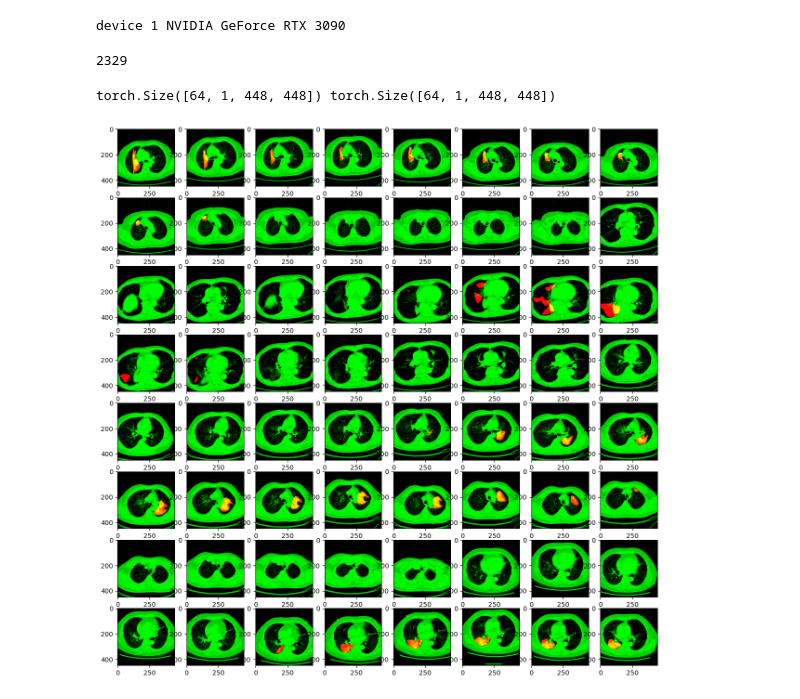
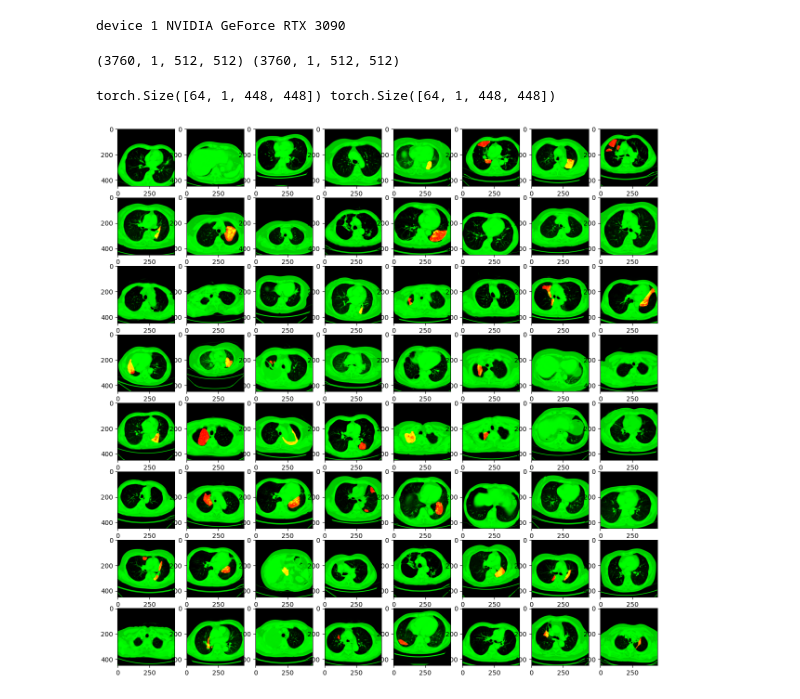
Before and after one commit to acqxi/rili, a Jupyter notebook: RILI-2019-2020/flow-gpu1.ipynb, the cells around one changed output. Cells and saved outputs as stored; diff of their text form; code cells hidden in the pictures.

```diff
--- a/RILI-2019-2020/flow-gpu1.ipynb
+++ b/RILI-2019-2020/flow-gpu1.ipynb
@@ -60,8 +22,18 @@ print("device", torch.cuda.current_device(), torch.cuda.get_device_name(torch.cu
 # %% [output]
 device 1 NVIDIA GeForce RTX 3090
 # %%
-len(np.load("ct2019.npy"))
+INIT_LR = 0.001
+NUM_EPOCHS = 100
+BATCH_SIZE = 64
+IMG_SIZE = 448
+EXP_NAME = "exp7"
+
+raw_images = np.concatenate([np.load("ct2019.npy"), np.load("ct2020.npy")], axis=0)
+raw_masks = np.concatenate([np.load("mask2019.npy"), np.load("mask2020.npy")], axis=0)
+split = 3000
+
+print(raw_images.shape, raw_masks.shape)
 # %% [output]
-2329
+(3760, 1, 512, 512) (3760, 1, 512, 512)
 # %%
 class SegmentationDataset(Dataset):
@@ -102,40 +77,43 @@ class SegmentationDataset(Dataset):
         return (img, mask)
 # %%
 tds = SegmentationDataset(
-    imagePath="ct2019.npy",
-    maskPath="mask2019.npy",
+    images=raw_images,
+    masks=raw_masks,
     start=0,
-    end=2000,
+    end=split,
     hu1=-900,
     hu2=100,
-    xfmr=xfmrs.Compose([xfmrs.ToTensor(), xfmrs.Resize((512, 512)), xfmrs.RandomCrop((448, 448))]),
-    xfmr_img=xfmrs.Compose([xfmrs.Normalize(0.5, 0.5)]),
+    xfm=xfms.Compose([xfms.ToTensor(), xfms.Resize((512, 512)),
+                      xfms.RandomCrop((IMG_SIZE, IMG_SIZE))]),
+    xfm_img=xfms.Compose([xfms.Normalize(0.5, 0.5)]),
 )
-tdl = DataLoader(tds, batch_size=16, shuffle=True)
+tdl = DataLoader(tds, batch_size=BATCH_SIZE, shuffle=True, num_workers=12, pin_memory=True)
 
 vds = SegmentationDataset(
-    imagePath="ct2019.npy",
-    maskPath="mask2019.npy",
-    start=2000,
-    end=2329,
+    images=raw_images,
+    masks=raw_masks,
+    start=split,
+    end=-1,
     hu1=-900,
     hu2=100,
-    xfmr=xfmrs.Compose([xfmrs.ToTensor(), xfmrs.Resize((512, 512)), xfmrs.RandomCrop((448, 448))]),
-    xfmr_img=xfmrs.Compose([xfmrs.Normalize(0.5, 0.5)]),
+    xfm=xfms.Compose([xfms.ToTensor(), xfms.Resize((512, 512)),
+                      xfms.RandomCrop((IMG_SIZE, IMG_SIZE))]),
+    xfm_img=xfms.Compose([xfms.Normalize(0.5, 0.5)]),
 )
-vdl = DataLoader(vds, batch_size=BATCH_SIZE, shuffle=False)
+vdl = DataLoader(vds, batch_size=BATCH_SIZE, shuffle=False, num_workers=12, pin_memory=True)
 
-for i, (imgs, masks) in enumerate(vdl):
+for i, (imgs, masks) in enumerate(tdl):
     print(imgs.shape, masks.shape)
     plt.figure(figsize=(15, 15))
     for ii, (img, mask) in enumerate(zip(imgs, masks)):
 
         plt.subplot(8, 8, ii + 1)
         plt.imshow(
-            einops.rearrange(np.array([mask.numpy()[0], img.numpy()[0] / 2 + 0.5, np.zeros((448, 448))]), "c h w -> h w c")
-        )
+            einops.rearrange(np.array([mask.numpy()[0],
+                                       img.numpy()[0] / 2 + 0.5,
+                                       np.zeros((IMG_SIZE, IMG_SIZE))]), "c h w -> h w c"))
     break
 # %% [output]
 torch.Size([64, 1, 448, 448]) torch.Size([64, 1, 448, 448])
-[figure, old version]
+[figure, new version]
 # %%
```
Also changed, not shown: parts of 15 cells of this notebook, 1 other file.
